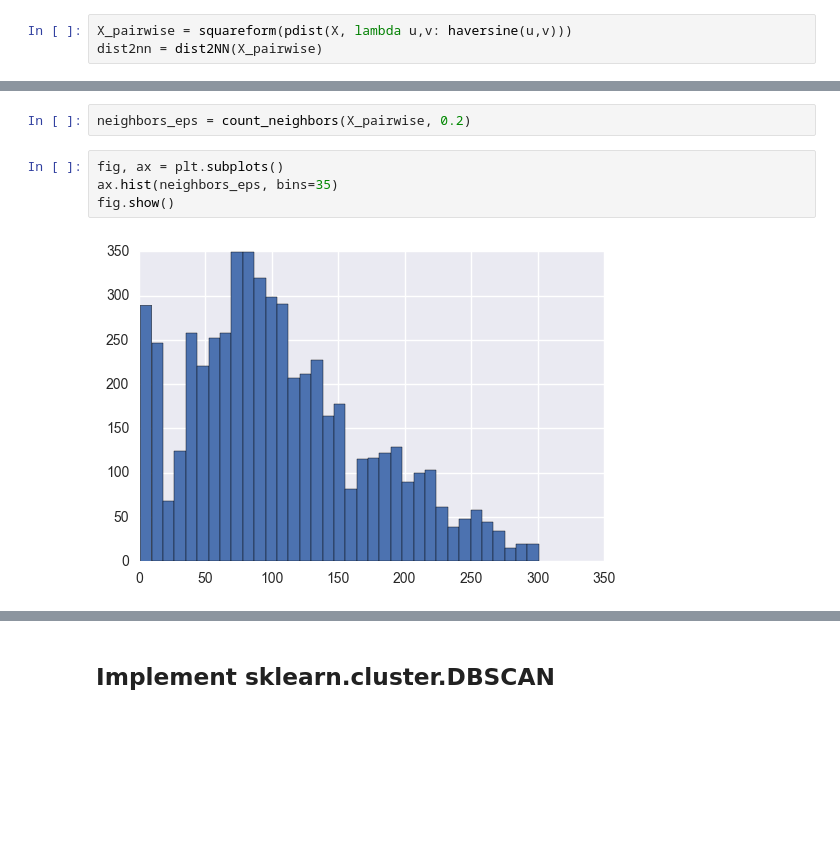
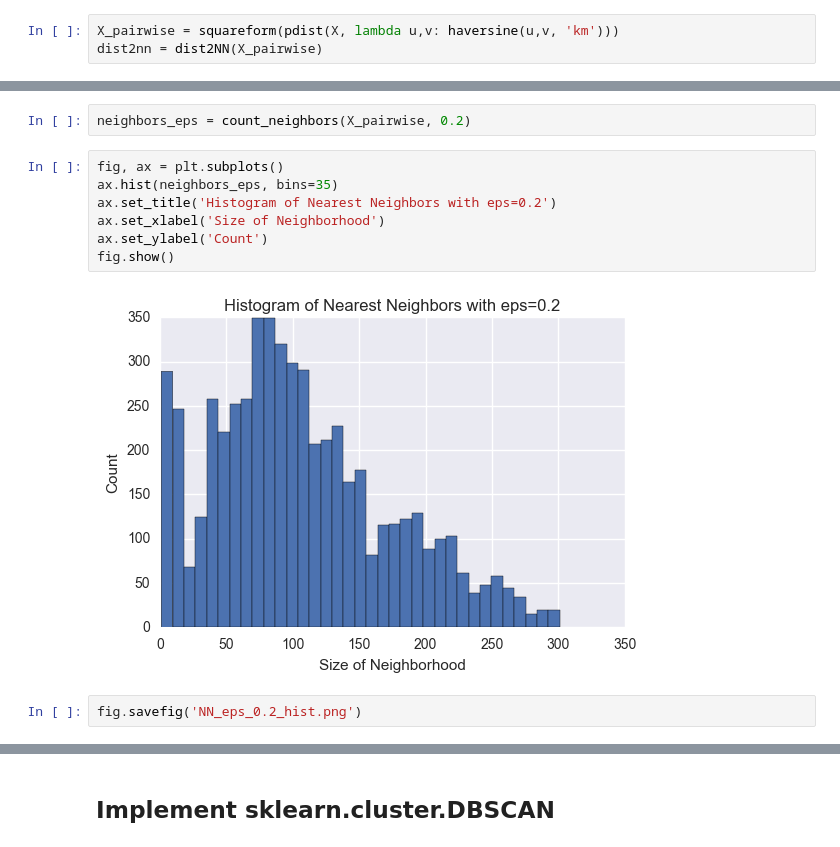
Before and after one commit to john-min/geospatial, a Jupyter notebook: dbscan.ipynb, the cells around one changed output, grey strips where cells are left out. Cells and saved outputs as stored; diff of their text form; blank space fills up the shorter version.

```diff
--- a/dbscan.ipynb
+++ b/dbscan.ipynb
@@ -65,5 +76,5 @@ def count_neighbors(X, epsilon):
 # %% [markdown]
 ### 1. epsilon
 # %%
-X_pairwise = squareform(pdist(X, lambda u,v: haversine(u,v)))
+X_pairwise = squareform(pdist(X, lambda u,v: haversine(u,v, 'km')))
 dist2nn = dist2NN(X_pairwise)
@@ -96,9 +108,14 @@ neighbors_eps = count_neighbors(X_pairwise, 0.2)
 # %%
 fig, ax = plt.subplots()
 ax.hist(neighbors_eps, bins=35)
+ax.set_title('Histogram of Nearest Neighbors with eps=0.2')
+ax.set_xlabel('Size of Neighborhood')
+ax.set_ylabel('Count')
 fig.show()
 # %% [output]
-[figure, old version]
+[figure, new version]
+# %%
+fig.savefig('NN_eps_0.2_hist.png')
 # %%
 fig, ax = plt.subplots()
 ax.boxplot(neighbors_eps)
```
Also changed, not shown: parts of 40 cells of this notebook.
